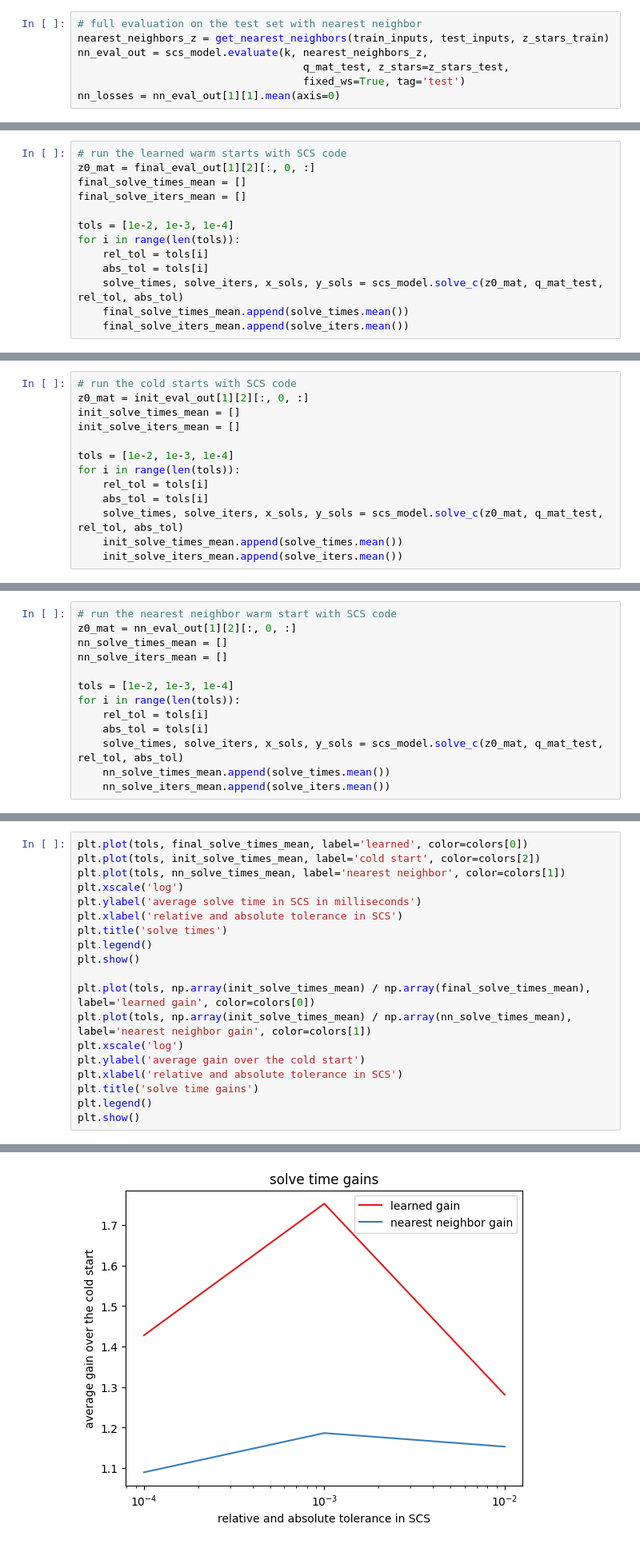
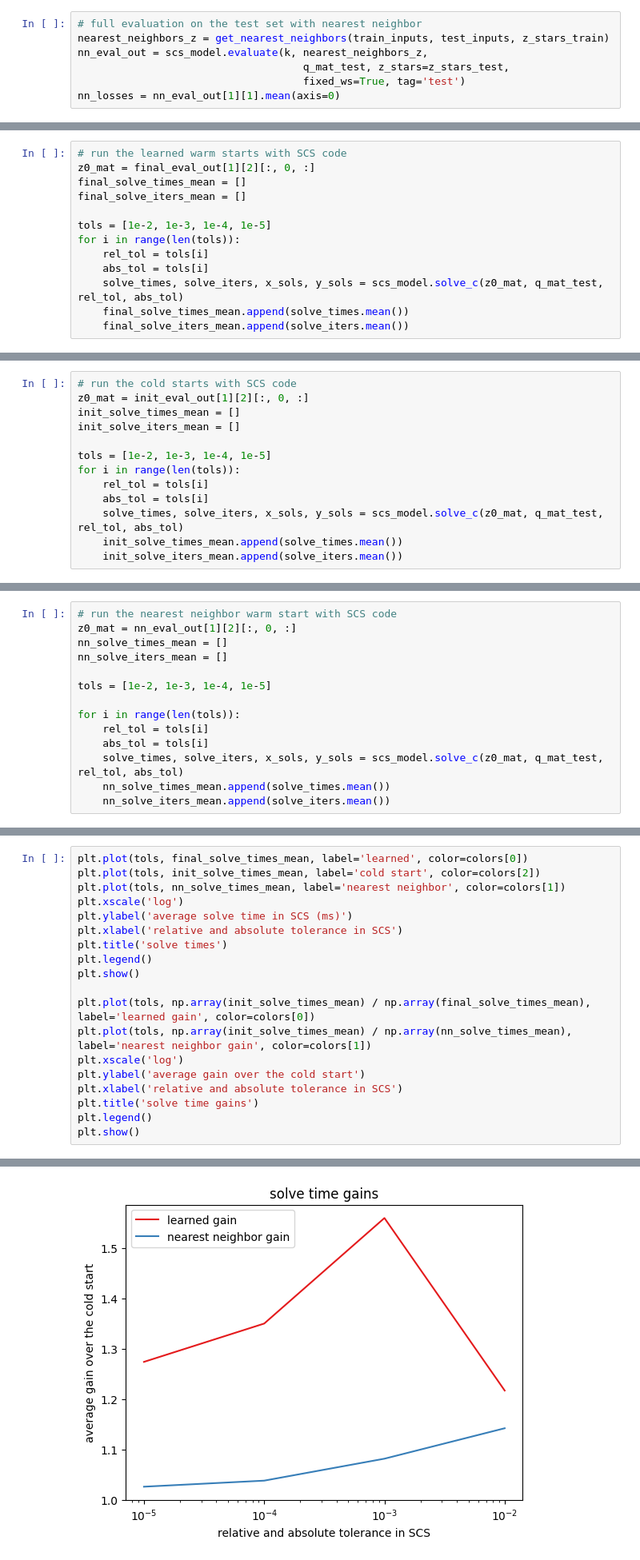
Before and after one commit to stellatogrp/l2ws, a Jupyter notebook: notebooks/accelerate_cvxpy_optimizer.ipynb, the cells around one changed output, grey strips where cells are left out. Shown at 80% size. Saved outputs shown, nothing was run; the diff lists cells and outputs as text.

```diff
--- a/notebooks/accelerate_cvxpy_optimizer.ipynb
+++ b/notebooks/accelerate_cvxpy_optimizer.ipynb
@@ -366,7 +339,7 @@ z0_mat = final_eval_out[1][2][:, 0, :]
 final_solve_times_mean = []
 final_solve_iters_mean = []
 
-tols = [1e-2, 1e-3, 1e-4]
+tols = [1e-2, 1e-3, 1e-4, 1e-5]
 for i in range(len(tols)):
     rel_tol = tols[i]
     abs_tol = tols[i]
@@ -397,7 +352,7 @@ z0_mat = init_eval_out[1][2][:, 0, :]
 init_solve_times_mean = []
 init_solve_iters_mean = []
 
-tols = [1e-2, 1e-3, 1e-4]
+tols = [1e-2, 1e-3, 1e-4, 1e-5]
 for i in range(len(tols)):
     rel_tol = tols[i]
     abs_tol = tols[i]
@@ -428,7 +365,8 @@ z0_mat = nn_eval_out[1][2][:, 0, :]
 nn_solve_times_mean = []
 nn_solve_iters_mean = []
 
-tols = [1e-2, 1e-3, 1e-4]
+tols = [1e-2, 1e-3, 1e-4, 1e-5]
+
 for i in range(len(tols)):
     rel_tol = tols[i]
     abs_tol = tols[i]
@@ -458,7 +378,7 @@ plt.plot(tols, final_solve_times_mean, label='learned', color=colors[0])
 plt.plot(tols, init_solve_times_mean, label='cold start', color=colors[2])
 plt.plot(tols, nn_solve_times_mean, label='nearest neighbor', color=colors[1])
 plt.xscale('log')
-plt.ylabel('average solve time in SCS in milliseconds')
+plt.ylabel('average solve time in SCS (ms)')
 plt.xlabel('relative and absolute tolerance in SCS')
 plt.title('solve times')
 plt.legend()
@@ -477 +397 @@ plt.show()
-[figure, old version]
+[figure, new version]
```
Also changed, not shown: parts of 11 cells of this notebook, 2 other files.
